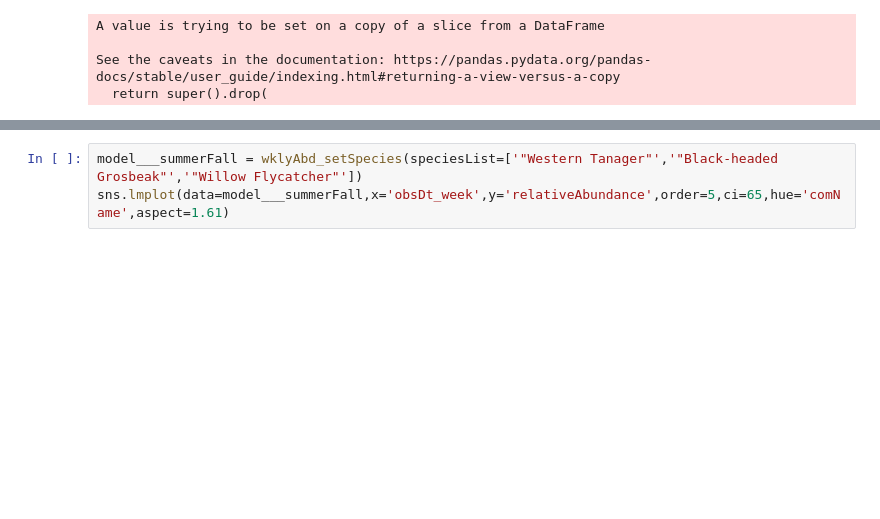
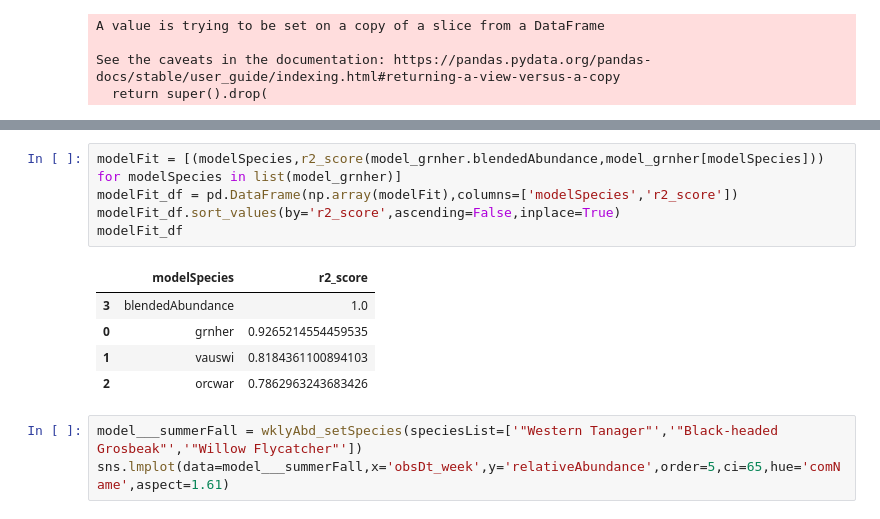
Before and after one commit to Tanag3r/trailheadDirect_birds, a Jupyter notebook: trailheadHabitat_analysis.ipynb, the cells around one changed output, grey strips where cells are left out. Saved outputs shown, nothing was run; the diff lists cells and outputs as text; blank space fills up the shorter version.

```diff
--- a/trailheadHabitat_analysis.ipynb
+++ b/trailheadHabitat_analysis.ipynb
@@ -196,3 +230,14 @@ sns.lmplot(data=model___springSummer,x='obsDt_week',y='relativeAbundance',order=
+# %%
+modelFit = [(modelSpecies,r2_score(model_grnher.blendedAbundance,model_grnher[modelSpecies])) for modelSpecies in list(model_grnher)]
+modelFit_df = pd.DataFrame(np.array(modelFit),columns=['modelSpecies','r2_score'])
+modelFit_df.sort_values(by='r2_score',ascending=False,inplace=True)
+modelFit_df
+# %% [output]
+|  | modelSpecies | r2_score |
+| 3 | blendedAbundance | 1.0 |
+| 0 | grnher | 0.9265214554459535 |
+| 1 | vauswi | 0.8184361100894103 |
+| 2 | orcwar | 0.7862963243683426 |
 # %%
 model___summerFall = wklyAbd_setSpecies(speciesList=['"Western Tanager"','"Black-headed Grosbeak"','"Willow Flycatcher"'])
 sns.lmplot(data=model___summerFall,x='obsDt_week',y='relativeAbundance',order=5,ci=65,hue='comName',aspect=1.61)
```
Also changed, not shown: parts of 12 cells of this notebook.
